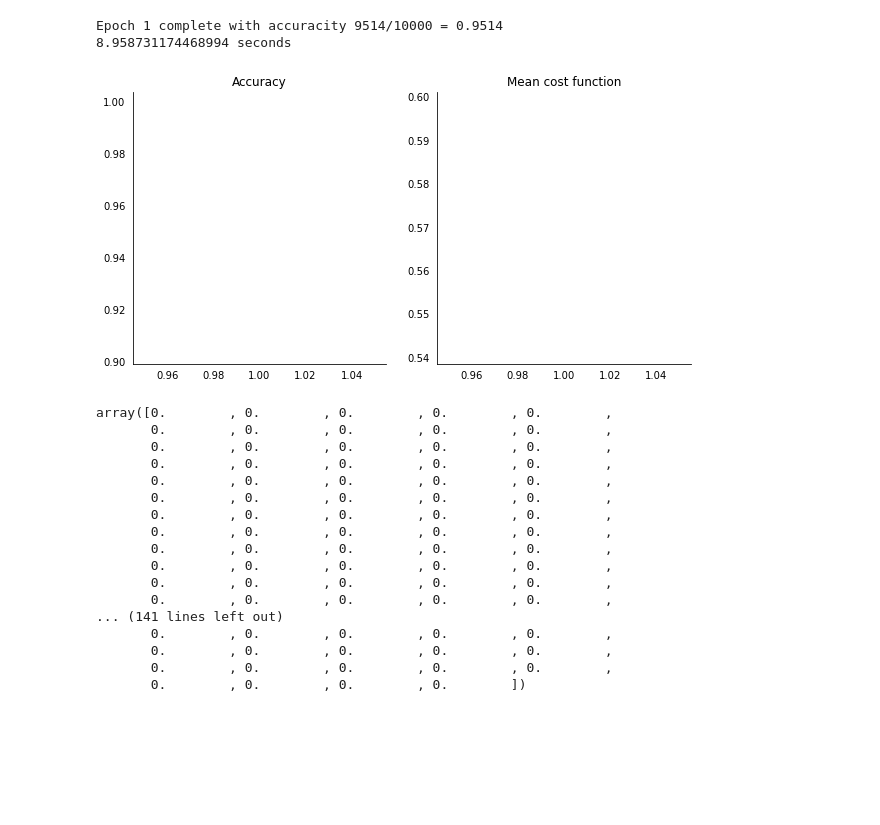
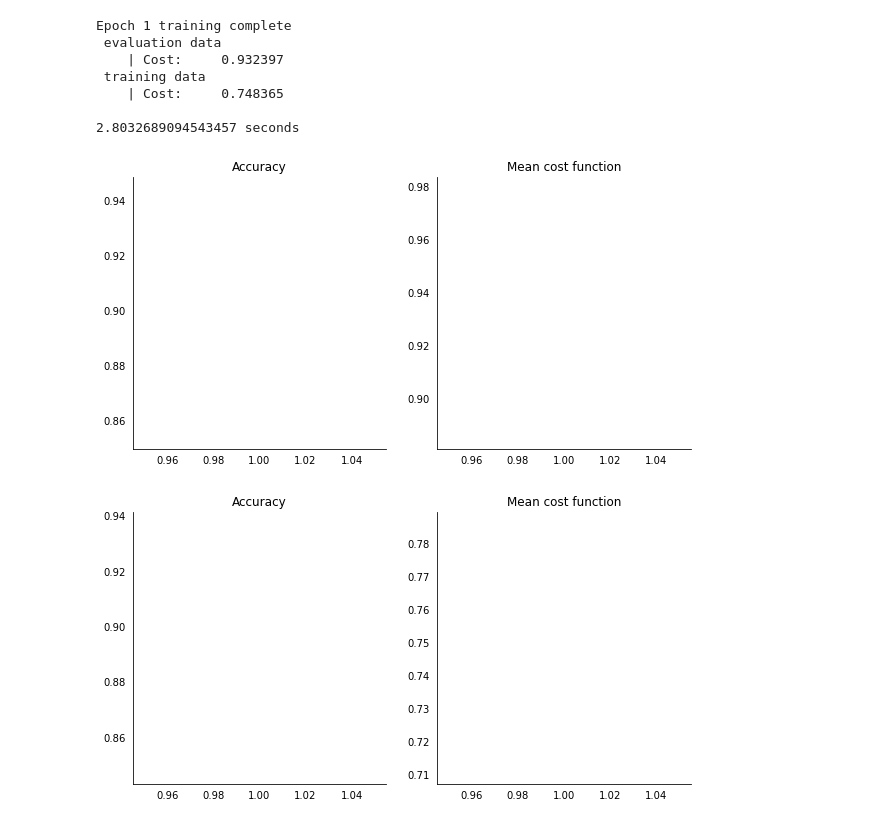
Before and after one commit to Grafit24/my-first-neurol-network, a Jupyter notebook: experement.ipynb, the cells around one changed output. Saved outputs shown, nothing was run; the diff lists cells and outputs as text; code cells hidden in the pictures; blank space fills up the shorter version.

```diff
--- a/experement.ipynb
+++ b/experement.ipynb
@@ -9,43 +11,27 @@ from sklearn.model_selection import train_test_split, KFold
 # %%
-EPOCHS = 30
+EPOCHS = 1
 RS = None
 
-train, valid, test = load_mnist_data()
-# test = load_test_data("test.csv")
-
 start = time.time()
-
-netw = net.Network([784, 100, 10], random_state=RS)
-
-acc, cf = netw.SGD(train, .5, EPOCHS, 10, 3.2, return_results=True, test_data=valid,
-                                    monitor_train_evaluate=False)
+netw = net.Network([784, 10, 10], random_state=RS)
+(acc, cf), (acc_t, cf_t) = netw.SGD(train, .5, EPOCHS, 10, 4.2, evaluation_data=valid,
+                                    monitor_evaluation_accuracy=False,
+                                    monitor_evaluation_cost=True,
+                                    monitor_training_accuracy=False,
+                                    monitor_training_cost=True)
 print("%s seconds" % (time.time()-start))
 net.visualisation(acc, cf, EPOCHS)
-# net.visualisation(acc_t, cf_t, EPOCHS)
+net.visualisation(acc_t, cf_t, EPOCHS)
 
 # netw.SGD(train, 2.714, 30, 30)
 # export_data("last_ver.csv", netw.predict(test))
 # %% [output]
-Epoch 1 complete with accuracity 9514/10000 = 0.9514
-8.958731174468994 seconds
+Epoch 1 training complete
+ evaluation data
+    | Cost:     0.932397
+ training data
+    | Cost:     0.748365
+
+2.8032689094543457 seconds
-[figure, old version]
+[figure, new version]
+[figure, added]
-# %%
-test[-1]
-# %% [output]
-array([0.        , 0.        , 0.        , 0.        , 0.        ,
-       0.        , 0.        , 0.        , 0.        , 0.        ,
-       0.        , 0.        , 0.        , 0.        , 0.        ,
-       0.        , 0.        , 0.        , 0.        , 0.        ,
-       0.        , 0.        , 0.        , 0.        , 0.        ,
-       0.        , 0.        , 0.        , 0.        , 0.        ,
-       0.        , 0.        , 0.        , 0.        , 0.        ,
-       0.        , 0.        , 0.        , 0.        , 0.        ,
-       0.        , 0.        , 0.        , 0.        , 0.        ,
-       0.        , 0.        , 0.        , 0.        , 0.        ,
-       0.        , 0.        , 0.        , 0.        , 0.        ,
-       0.        , 0.        , 0.        , 0.        , 0.        ,
-... (141 lines left out)
-       0.        , 0.        , 0.        , 0.        , 0.        ,
-       0.        , 0.        , 0.        , 0.        , 0.        ,
-       0.        , 0.        , 0.        , 0.        , 0.        ,
-       0.        , 0.        , 0.        , 0.        ])
```
Also changed, not shown: parts of 1 cell of this notebook, 1 other file.
